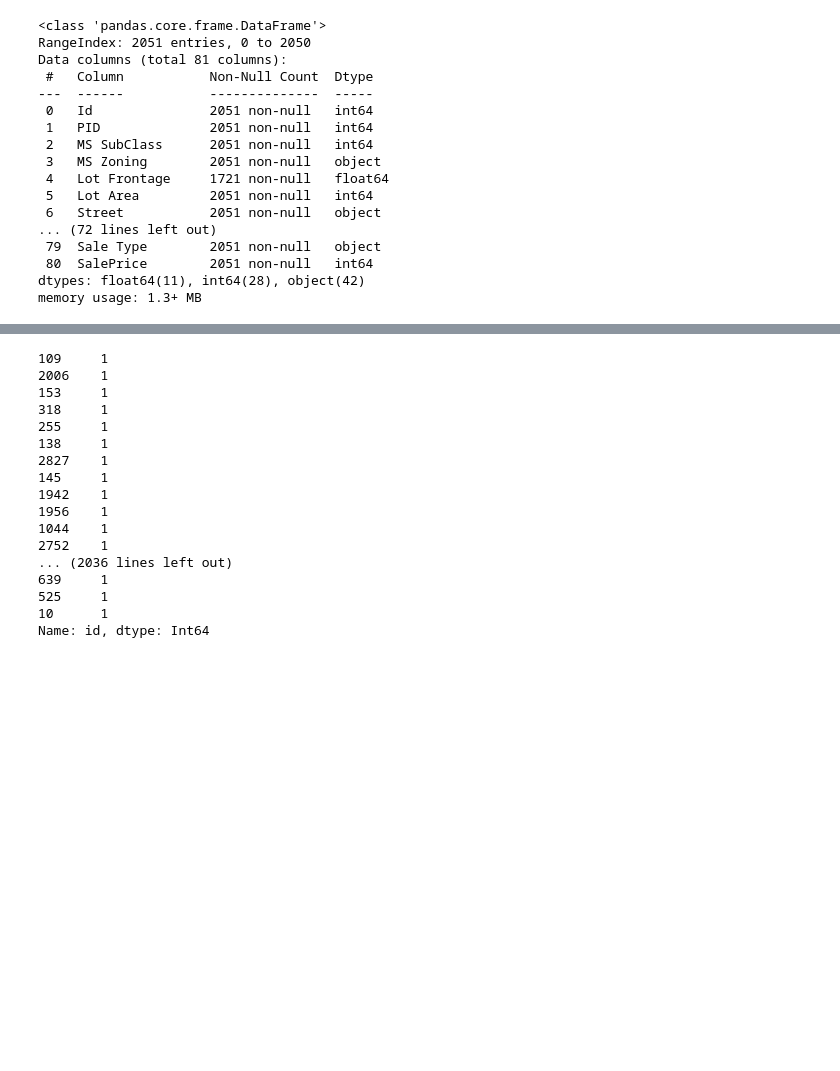
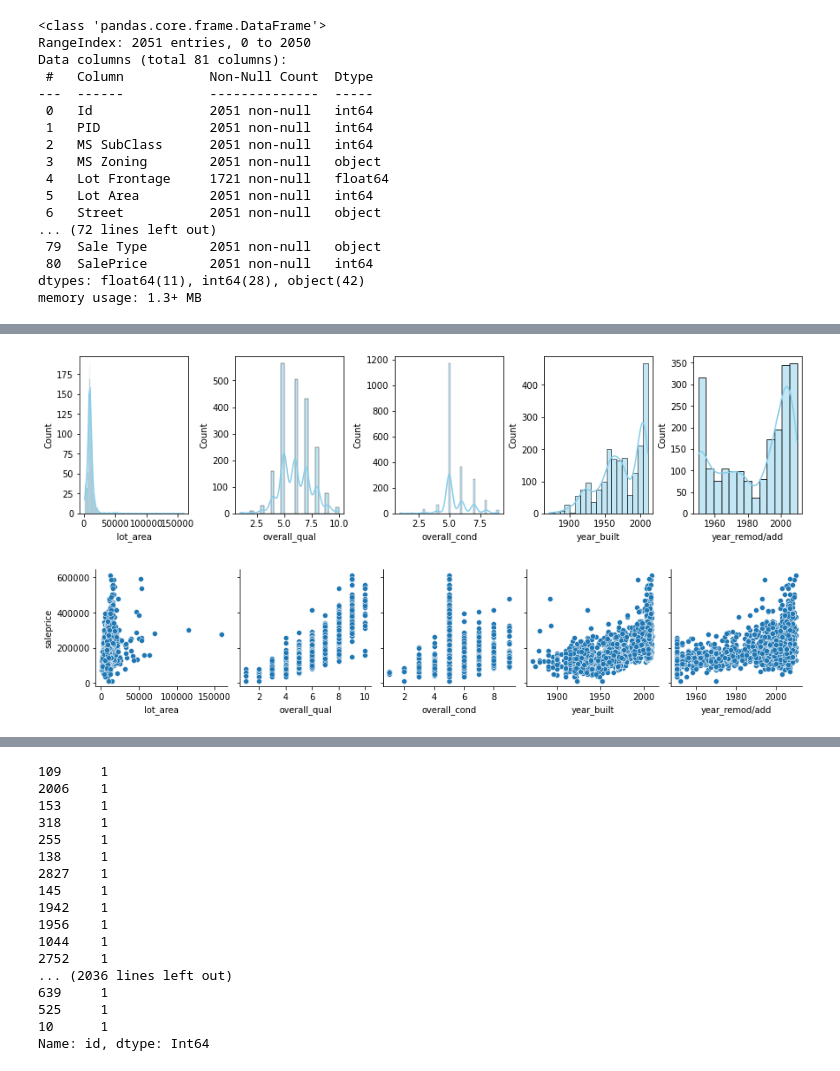
Before and after one commit to oliverfyh/Project-Ames-Housing-Data-and-Kaggle-Challenge, a Jupyter notebook: code/starter-code.ipynb, the cells around one changed output, grey strips where cells are left out. Saved outputs shown, nothing was run; the diff lists cells and outputs as text; code cells hidden in the pictures; blank space fills up the shorter version.

Commit message:
def plot_features

```diff
--- a/code/starter-code.ipynb
+++ b/code/starter-code.ipynb
@@ -121,8 +147,3 @@ df.columns=df.columns.str.replace(" ","_")
-# %%
-#change column type, according to data directory
-str_type_columns=["id", "pid","ms_subclass"]
-for column in str_type_columns:
-    df[column]=df[column].astype("string")
 # %%
 df.info()
 # %% [output]
@@ -145 +166,13 @@ dtypes: float64(11), int64(25), object(42), string(3)
 memory usage: 1.3+ MB
+# %%
+#rearrange the columns such that all feature of 'object' type will be moved before all numeric
+
+df2=pd.DataFrame()
+columns_copy = df.columns.tolist()
+for column in columns_copy:
+    if df[column].dtype == object:
+        column_to_reorder = df.pop(column)
+        df.insert(3, column, column_to_reorder)
+   # else:
+    #    df2.insert(-1, df.columns[i], column_to_reorder)
+df.info()
@@ -145,0 +203,6 @@ memory usage: 1.3+ MB
+# %%
+features_catagorical = df.columns[2:45]
+print(features_catagorical)
+
+features_numeric = df.columns[45:-1]
+print(features_numeric)
@@ -145,0 +265,3 @@ memory usage: 1.3+ MB
+# %%
+features_numeric=features_numeric.drop('lot_frontage')
+print(features_numeric)
@@ -145,0 +293,5 @@ memory usage: 1.3+ MB
+# %%
+plot_features_numeric(df,features_numeric[:5],"saleprice")
+# %% [output]
+[figure, added]
+[figure, added]
```
Also changed, not shown: parts of 49 cells of this notebook.
